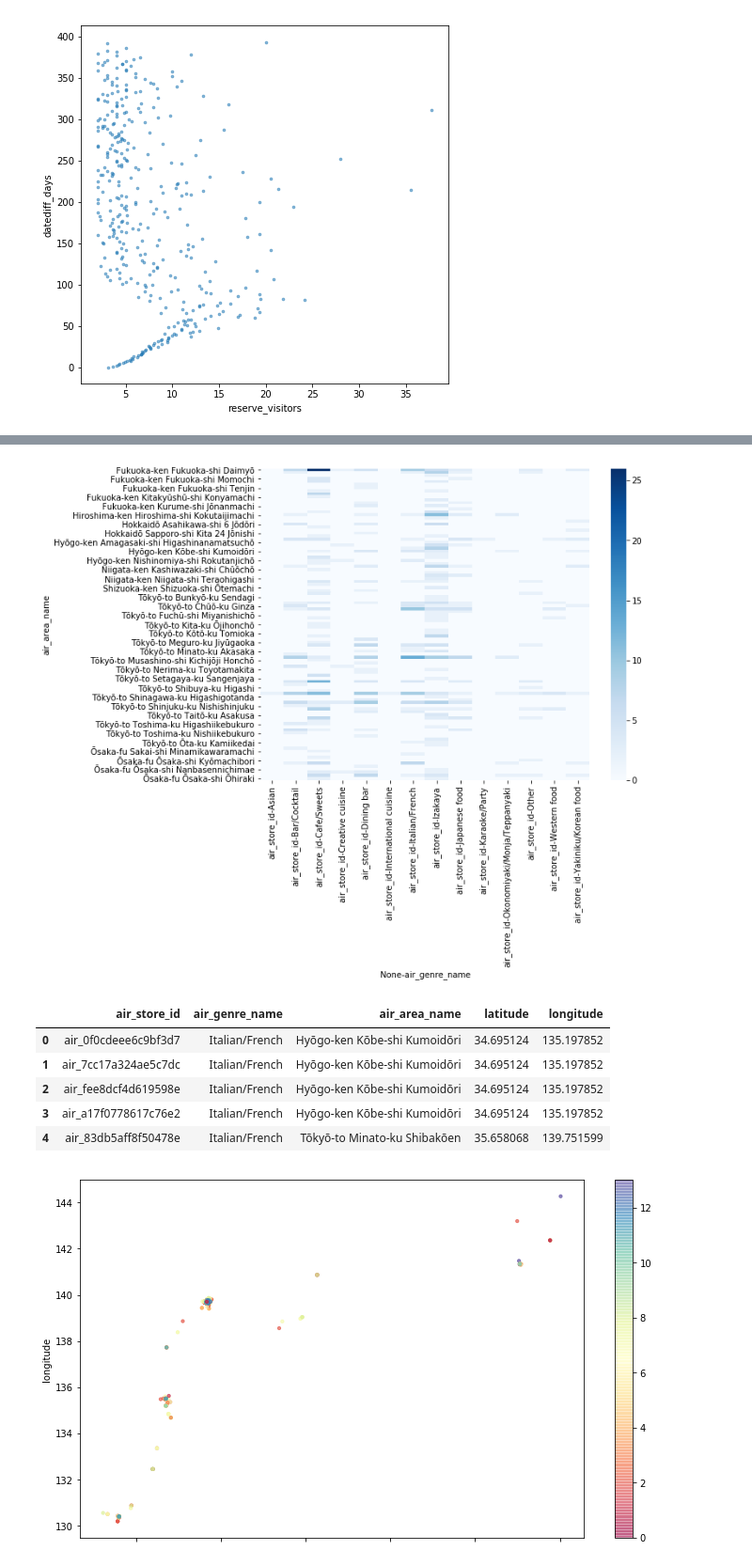
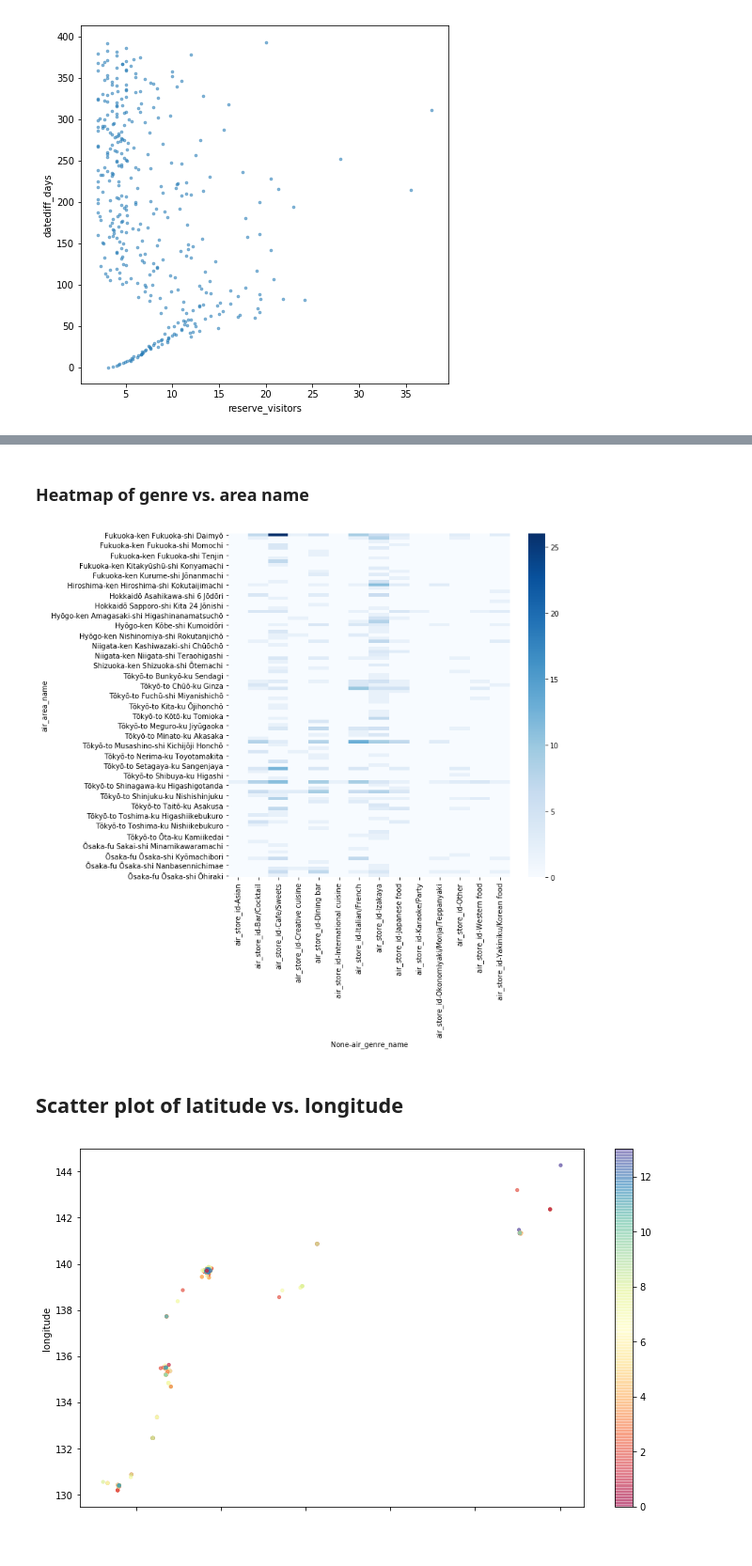
Before and after one commit to QuasiCoherentLabs/recruitVisitorForecasting, a Jupyter notebook: Notebooks/public/kaggle__recruit_restaurant_visitor_forecasting.ipynb, the cells around one changed output, grey strips where cells are left out. Shown at 94% size. Saved outputs shown, nothing was run; the diff lists cells and outputs as text; code cells hidden in the pictures.

```diff
--- a/Notebooks/public/kaggle__recruit_restaurant_visitor_forecasting.ipynb
+++ b/Notebooks/public/kaggle__recruit_restaurant_visitor_forecasting.ipynb
@@ -253,26 +261,21 @@ air_store_info[[
+# %% [markdown]
+### Heatmap of genre vs. area name
 # %%
-fig, ax = plt.subplots(figsize=(9, 7));
+fig, ax = plt.subplots(figsize=(9, 9));
 
 sns.heatmap(
         air_store_info[[
         'air_genre_name',
         'air_area_name',
         'air_store_id'
     ]].groupby(['air_area_name', 'air_genre_name']).agg('count').unstack().fillna(0),
     ax=ax,
     cmap='Blues'
 );
 # %% [output]
-[figure, old version]
+[figure, new version]
-# %%
-air_store_info.head()
-# %% [output]
-|  | air_store_id | air_genre_name | air_area_name | latitude | longitude |
-| 0 | air_0f0cdeee6c9bf3d7 | Italian/French | Hyōgo-ken Kōbe-shi Kumoidōri | 34.695124 | 135.197852 |
-| 1 | air_7cc17a324ae5c7dc | Italian/French | Hyōgo-ken Kōbe-shi Kumoidōri | 34.695124 | 135.197852 |
-| 2 | air_fee8dcf4d619598e | Italian/French | Hyōgo-ken Kōbe-shi Kumoidōri | 34.695124 | 135.197852 |
-| 3 | air_a17f0778617c76e2 | Italian/French | Hyōgo-ken Kōbe-shi Kumoidōri | 34.695124 | 135.197852 |
-| 4 | air_83db5aff8f50478e | Italian/French | Tōkyō-to Minato-ku Shibakōen | 35.658068 | 139.751599 |
+# %% [markdown]
+## Scatter plot of latitude vs. longitude
 # %%
 le = LabelEncoder()
 
```
Also changed, not shown: parts of 33 cells of this notebook.
